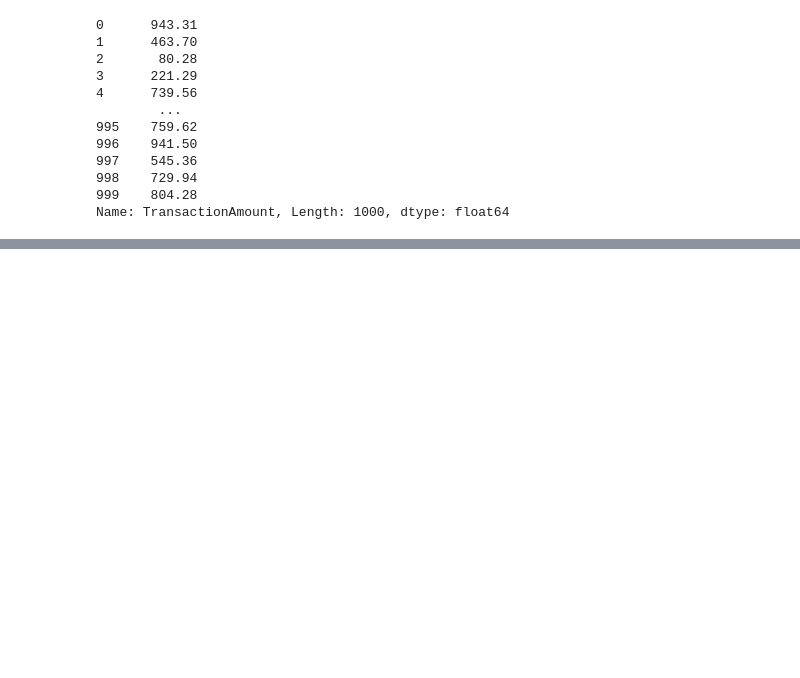
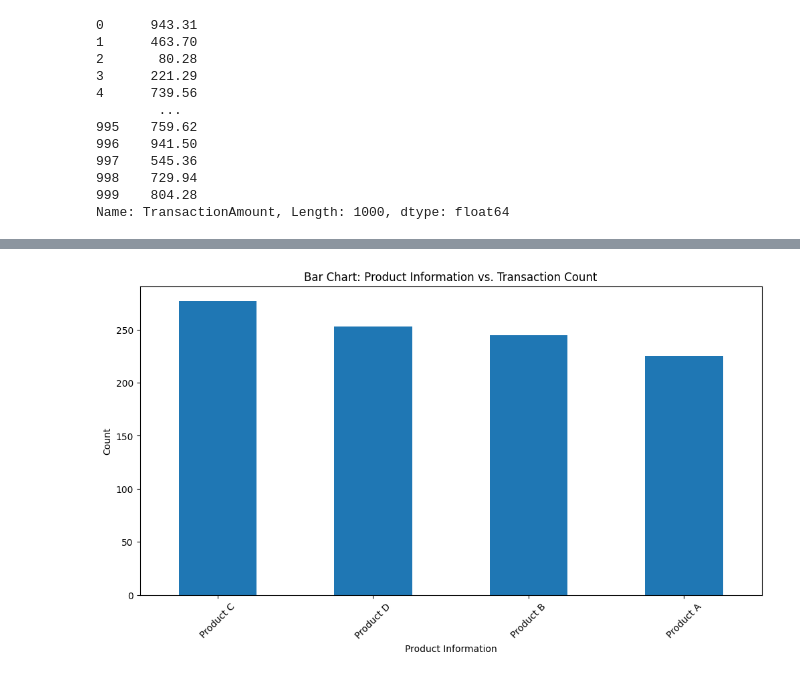
Before and after one commit to pkamundi/rfm_data_analysis, a Jupyter notebook: rfm-data-analysis.ipynb, the cells around one changed output, grey strips where cells are left out. Cells and saved outputs as stored; diff of their text form; code cells hidden in the pictures; blank space fills up the shorter version.

Commit message:
Kaggle Notebook | rfm_data_analysis | Version 2

```diff
--- a/rfm-data-analysis.ipynb
+++ b/rfm-data-analysis.ipynb
@@ -125,0 +141,12 @@ Name: TransactionAmount, Length: 1000, dtype: float64
+# %%
+#The barchart shows the distribution of our various products
+product_information_column = rfm_data ['ProductInformation'].value_counts()
+plt.figure(figsize=(12, 6))
+product_information_column.plot(kind='bar')
+plt.xlabel('Product Information')
+plt.ylabel('Count')
+plt.title('Bar Chart: Product Information vs. Transaction Count')
+plt.xticks(rotation=45)
+plt.show()
+# %% [output]
+[figure, added]
```
Also changed, not shown: parts of 4 cells of this notebook.
